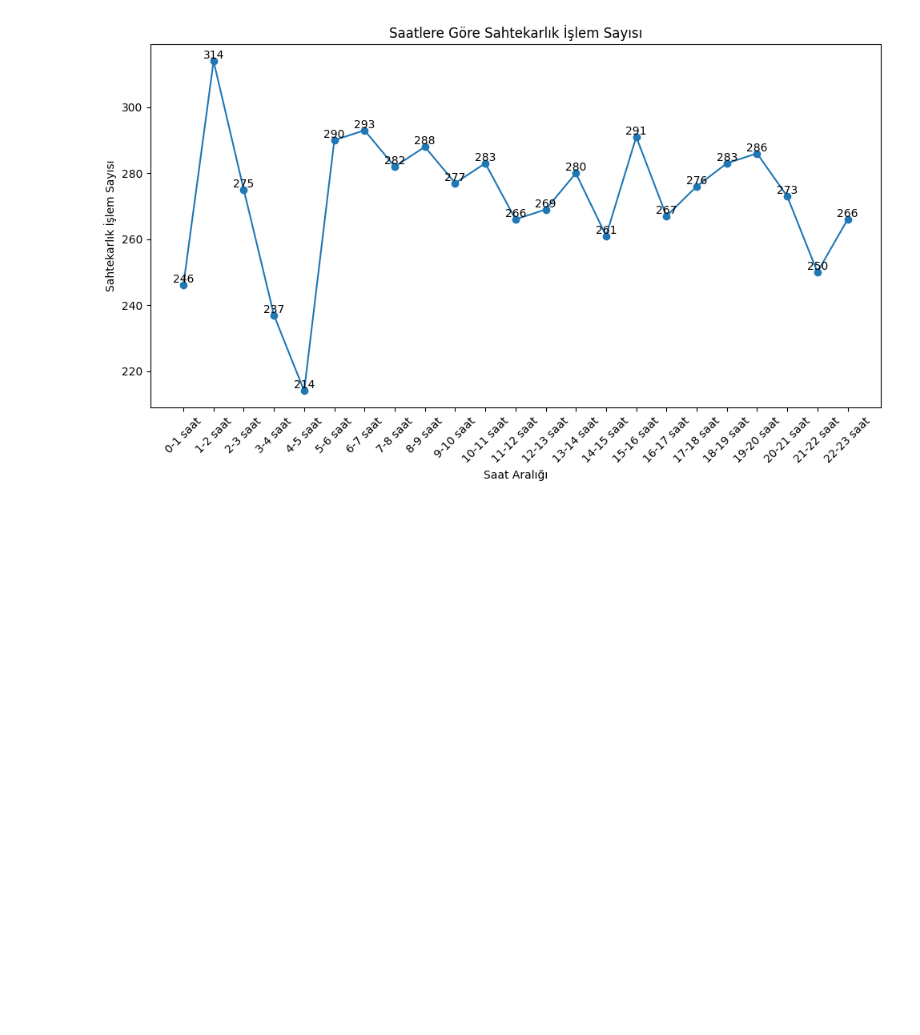
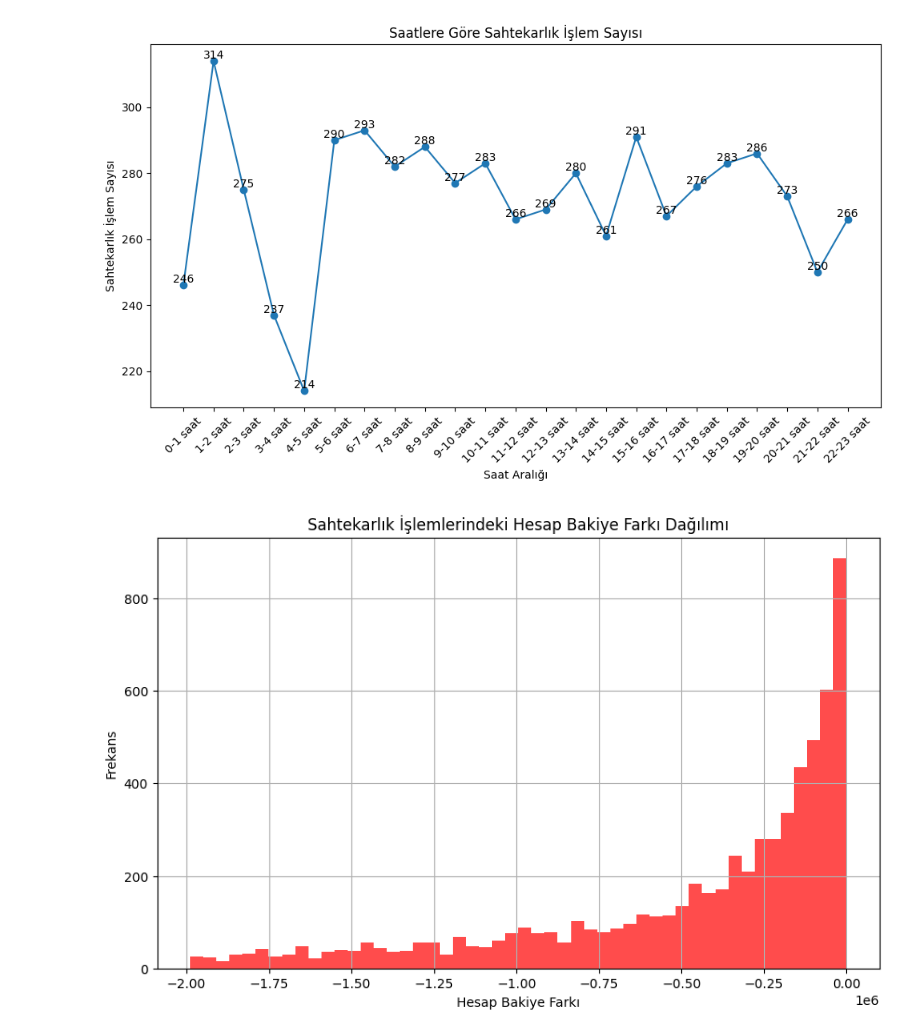
Before and after one commit to Muhammedali26/Projects, a Jupyter notebook: Synthetic-data-fraud-detection/main.ipynb, the cells around one changed output. Cells and saved outputs as stored; diff of their text form; code cells hidden in the pictures; blank space fills up the shorter version.

```diff
--- a/Synthetic-data-fraud-detection/main.ipynb
+++ b/Synthetic-data-fraud-detection/main.ipynb
@@ -750,3 +862,20 @@ plt.tight_layout()
 plt.show()
 # %% [output]
 [figure]
+# %%
+# Sahtekarlık işlemlerini içeren veriyi seçme
+fraud_data = cleaned_data[cleaned_data['isFraud'] == 1]
+
+# İşlem öncesi ve sonrası hesap bakiye farkını hesaplama
+fraud_data['balance_diff'] = fraud_data['newbalanceOrig'] - fraud_data['oldbalanceOrg']
+
+# Sahtekarlık işlemlerindeki hesap bakiye farkını çizdirme
+plt.figure(figsize=(10, 6))
+plt.hist(fraud_data['balance_diff'], bins=50, color='red', alpha=0.7)
+plt.title("Sahtekarlık İşlemlerindeki Hesap Bakiye Farkı Dağılımı")
+plt.xlabel("Hesap Bakiye Farkı")
+plt.ylabel("Frekans")
+plt.grid(True)
+plt.show()
+# %% [output]
+[figure, added]
```
Also changed, not shown: parts of 21 cells of this notebook.
